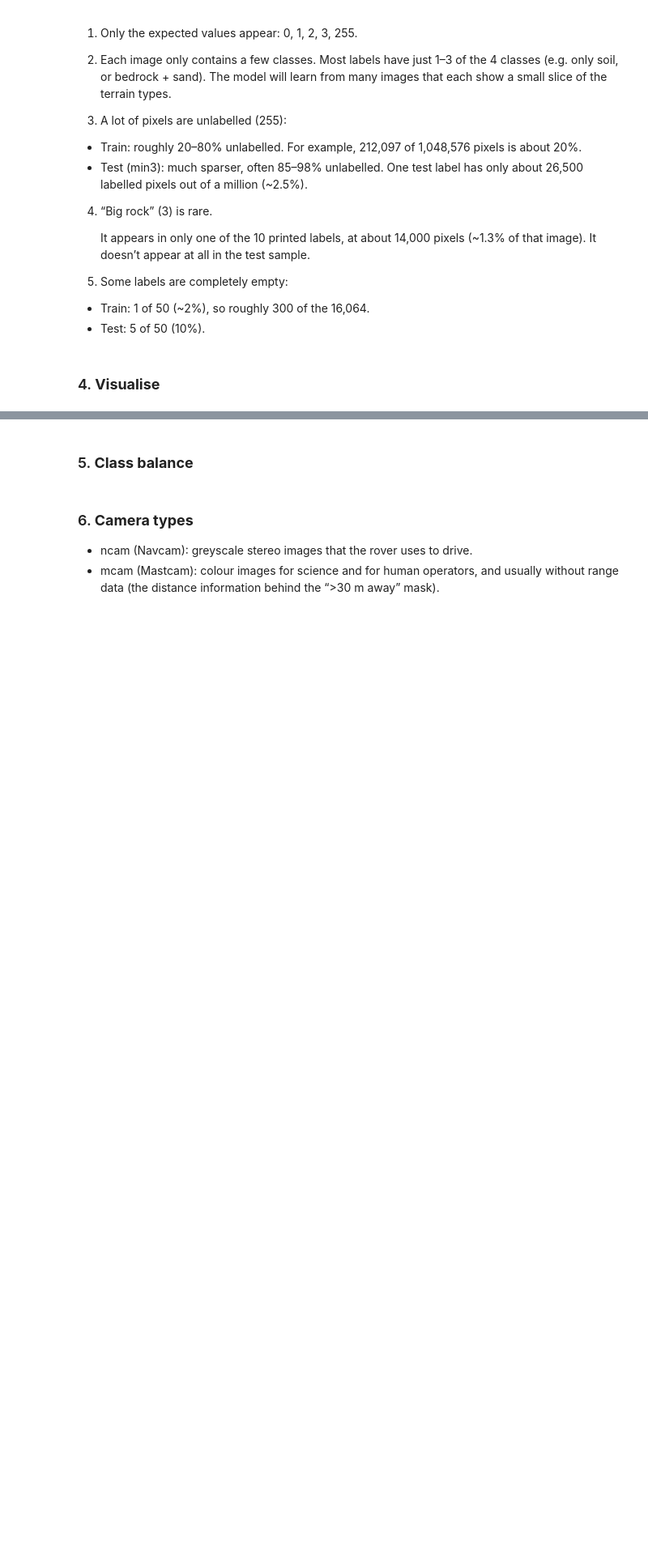
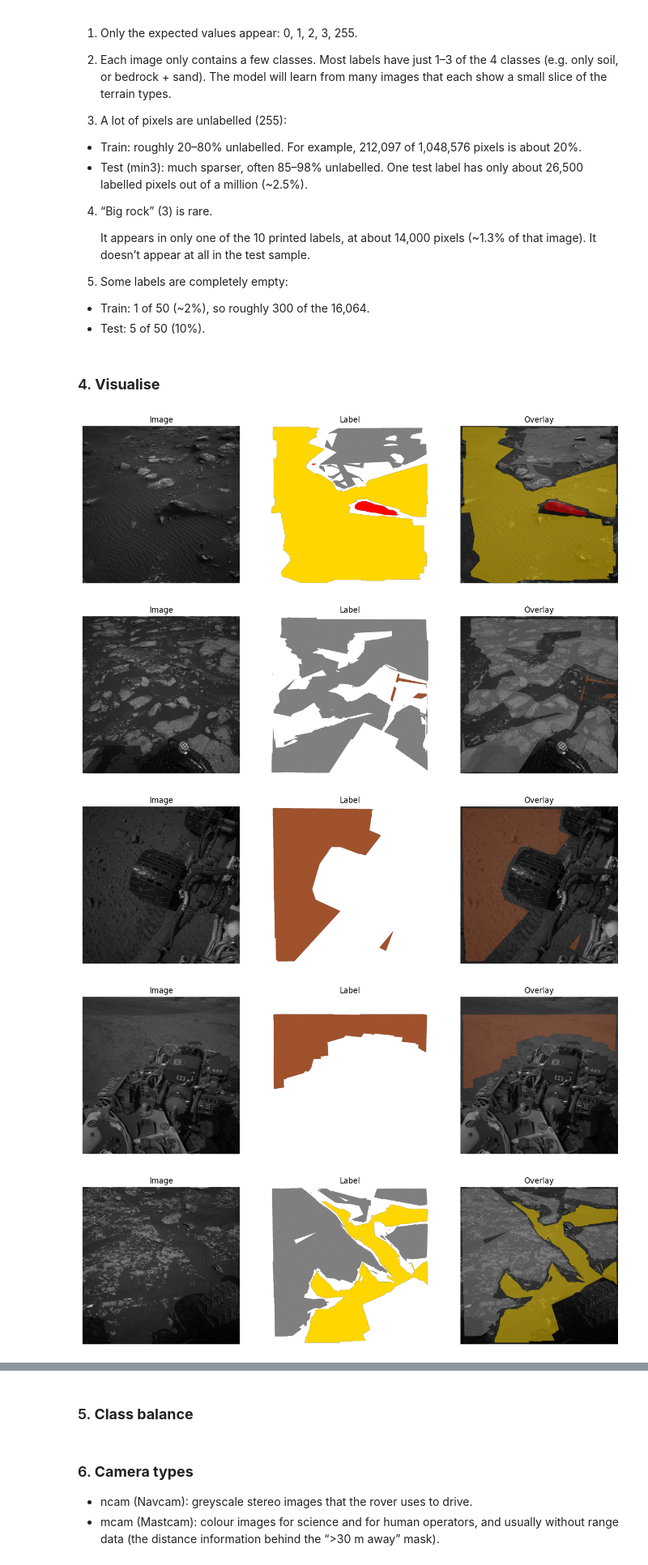
Before and after one commit to yagmur-cam/mars-terrain-segmentation, a Jupyter notebook: notebooks/01_explore_data.ipynb, the cells around one changed output, grey strips where cells are left out. Shown at 81% size. Cells and saved outputs as stored; diff of their text form; code cells hidden in the pictures; blank space fills up the shorter version.

Commit message:
visualized the images

```diff
--- a/notebooks/01_explore_data.ipynb
+++ b/notebooks/01_explore_data.ipynb
@@ -229,3 +240,41 @@ empty labels: 5 of 50
 - Test: 5 of 50 (10%).
 # %% [markdown]
 ### 4. **Visualise**
+# %%
+# three panels per example, photo | label | photo with label on top
+from matplotlib.colors import ListedColormap
+
+cmap = ListedColormap(["sienna", "gray", "gold", "red"]) # soil, bedrock, sand, big rock
+
+for lbl in sample_train[:5]:
+    img_path = IMG_DIR / (lbl.stem + ".JPG")
+
+    with Image.open(img_path) as im:
+        img_arr = np.array(im)
+
+    with Image.open(lbl) as lb:
+        lbl_arr = np.array(lb)
+
+    masked = np.ma.masked_equal(lbl_arr, 255) # hides unlabelled pixels, the 255s
+
+    fig, axes = plt.subplots(1, 3, figsize=(15, 5)) # a new figure per example
+
+    axes[0].imshow(img_arr, cmap="gray")
+    axes[0].set_title("Image")
+
+    axes[1].imshow(masked, cmap=cmap, vmin=0, vmax=3)
+    axes[1].set_title("Label")
+
+    axes[2].imshow(img_arr, cmap="gray") # photo underneath
+    axes[2].imshow(masked, cmap=cmap, vmin=0, vmax=3, alpha=0.5) # label on top
+    axes[2].set_title("Overlay")
+
+    for ax in axes:
+        ax.axis("off") # hid ethe axis ticks
+    plt.show()
+# %% [output]
+[figure, added]
+[figure, added]
+[figure, added]
+[figure, added]
+[figure, added]
```
Also changed, not shown: parts of 5 cells of this notebook.
